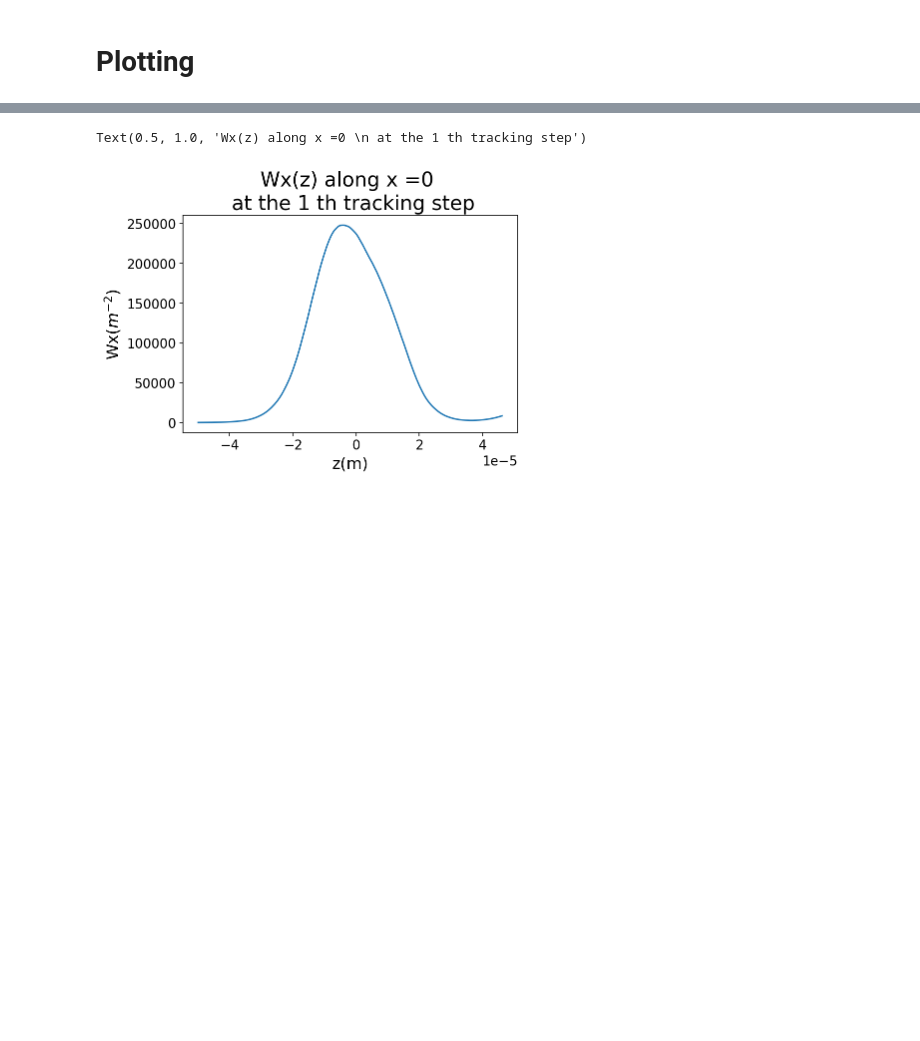
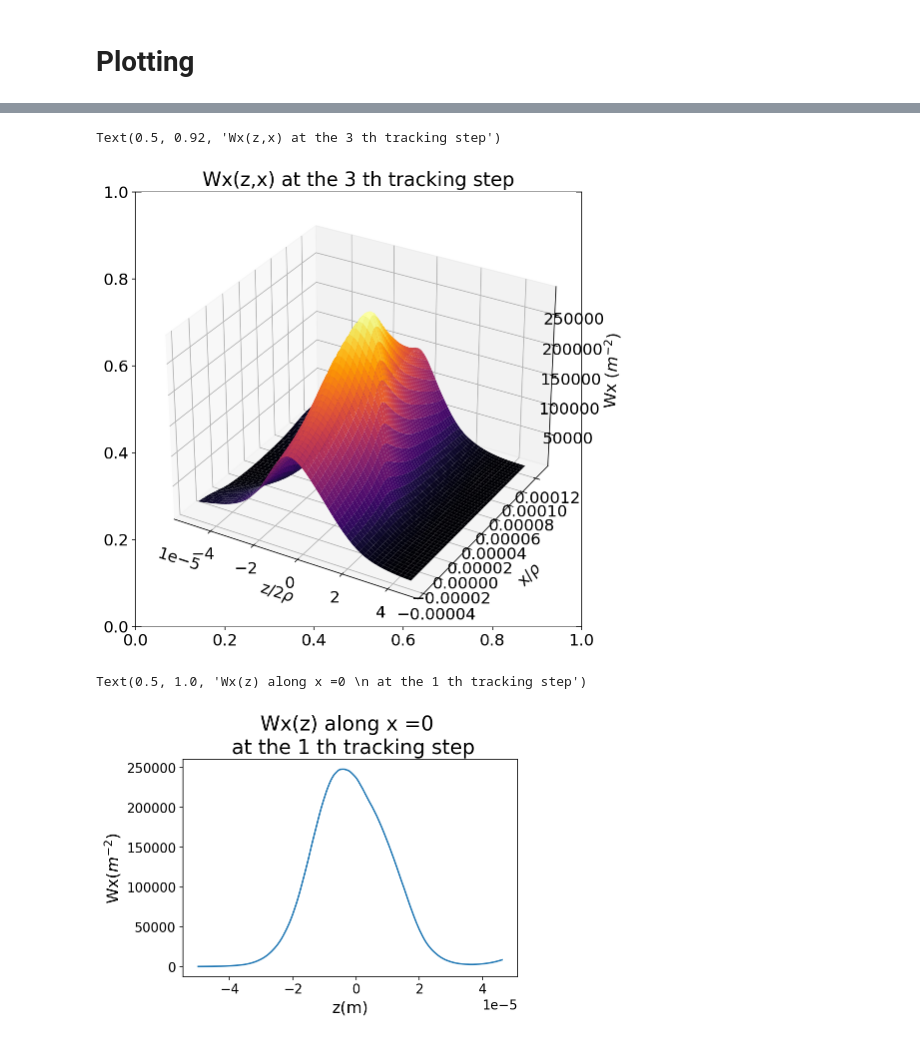
Before and after one commit to weiyuanlou/PyCSR2D, a Jupyter notebook: benchmarking/one_bend_transient/entrance.ipynb, the cells around one changed output, grey strips where cells are left out. Saved outputs shown, nothing was run; the diff lists cells and outputs as text; code cells hidden in the pictures; blank space fills up the shorter version.

```diff
--- a/benchmarking/one_bend_transient/entrance.ipynb
+++ b/benchmarking/one_bend_transient/entrance.ipynb
@@ -114,3 +114,19 @@ Text(0.5, 0.92, 'Ws(z,x) at the 1 th tracking step')
+# %%
+i_step = 3
+
+Z,X = np.meshgrid(ob['zvec_list'][i_step], ob['xvec_list'][i_step],indexing='ij')
+
+fig, ax = plt.subplots(figsize=(8,8))
+ax = plt.axes(projection='3d')
+
+ax.plot_surface(Z, X, ob['Wx_list'][i_step] , cmap='inferno')
+ax.set_xlabel(r'z/2$\rho$')
+ax.set_ylabel(r'x/$\rho$',labelpad=20)
+ax.set_zlabel('Wx ($m^{-2}$)',labelpad=16)
+ax.set_title(f'Wx(z,x) at the {i_step} th tracking step')
+# %% [output]
+Text(0.5, 0.92, 'Wx(z,x) at the 3 th tracking step')
+[figure, added]
 # %%
 i_step = 1
 
```
Also changed, not shown: parts of 3 cells of this notebook, 5 other files.
